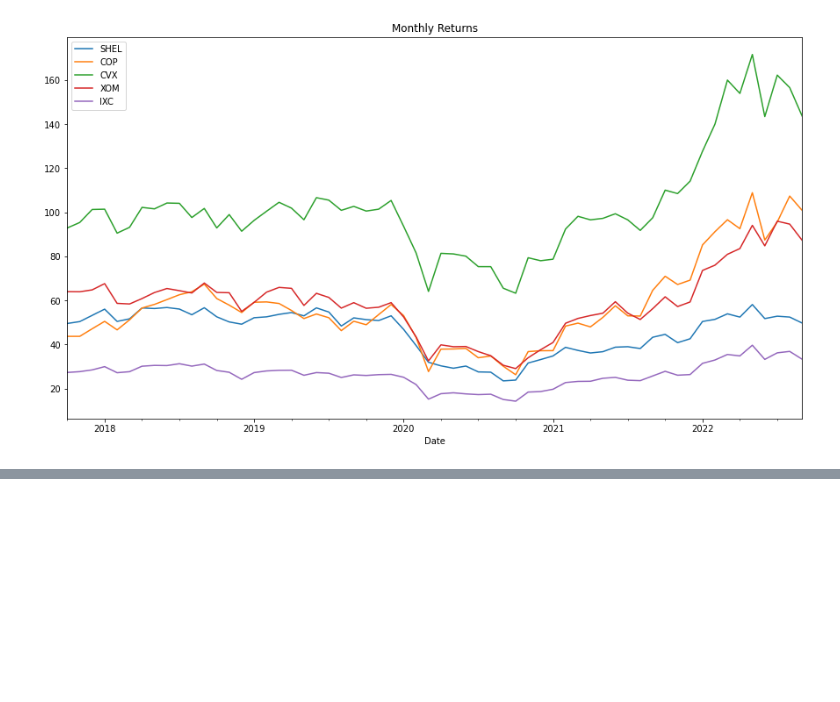
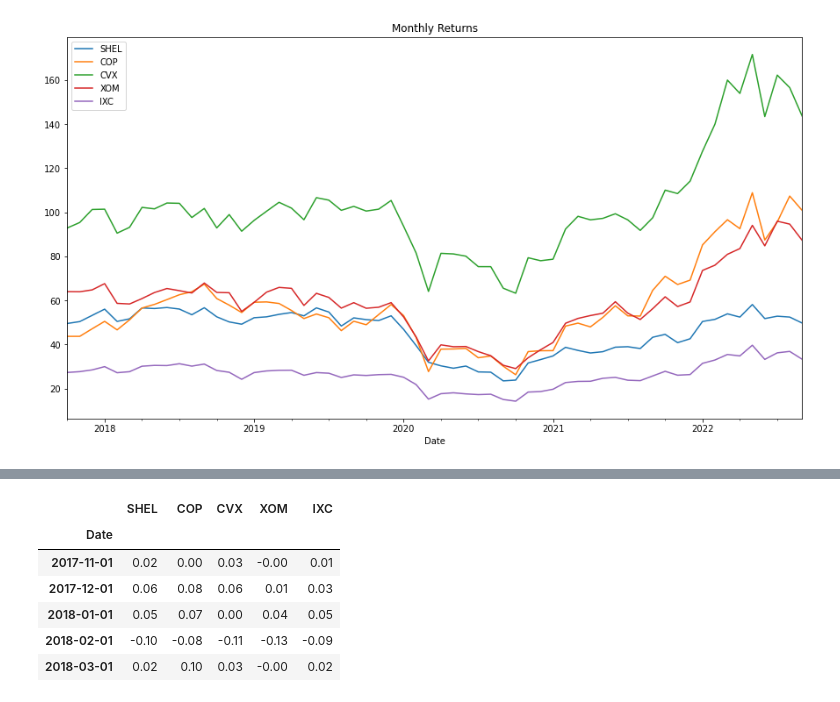
Before and after one commit to ggorovod/Sector-Stock-Selection-Model, a Jupyter notebook: energy_project.ipynb, the cells around one changed output, grey strips where cells are left out. Cells and saved outputs as stored; diff of their text form; code cells hidden in the pictures; blank space fills up the shorter version.

```diff
--- a/energy_project.ipynb
+++ b/energy_project.ipynb
@@ -152,0 +155,11 @@ monthly_cumulative_returns.head()
+# %%
+#calculated percentage change
+energy_stocks_df.pct_change().dropna().head()
+# %% [output]
+|  | SHEL | COP | CVX | XOM | IXC |
+| Date |  |  |  |  |  |
+| 2017-11-01 | 0.02 | 0.00 | 0.03 | -0.00 | 0.01 |
+| 2017-12-01 | 0.06 | 0.08 | 0.06 | 0.01 | 0.03 |
+| 2018-01-01 | 0.05 | 0.07 | 0.00 | 0.04 | 0.05 |
+| 2018-02-01 | -0.10 | -0.08 | -0.11 | -0.13 | -0.09 |
+| 2018-03-01 | 0.02 | 0.10 | 0.03 | -0.00 | 0.02 |
```
Also changed, not shown: parts of 13 cells of this notebook.
